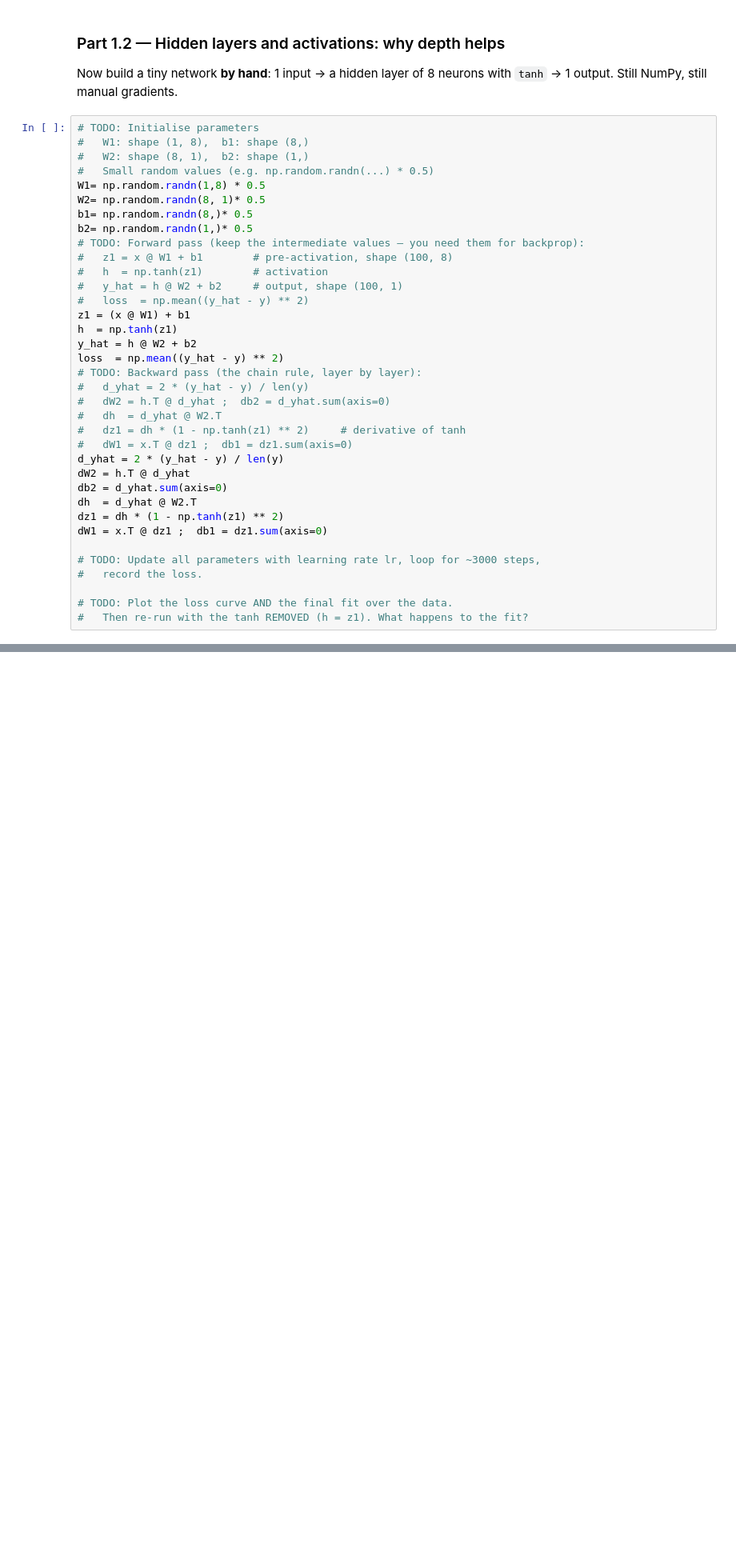
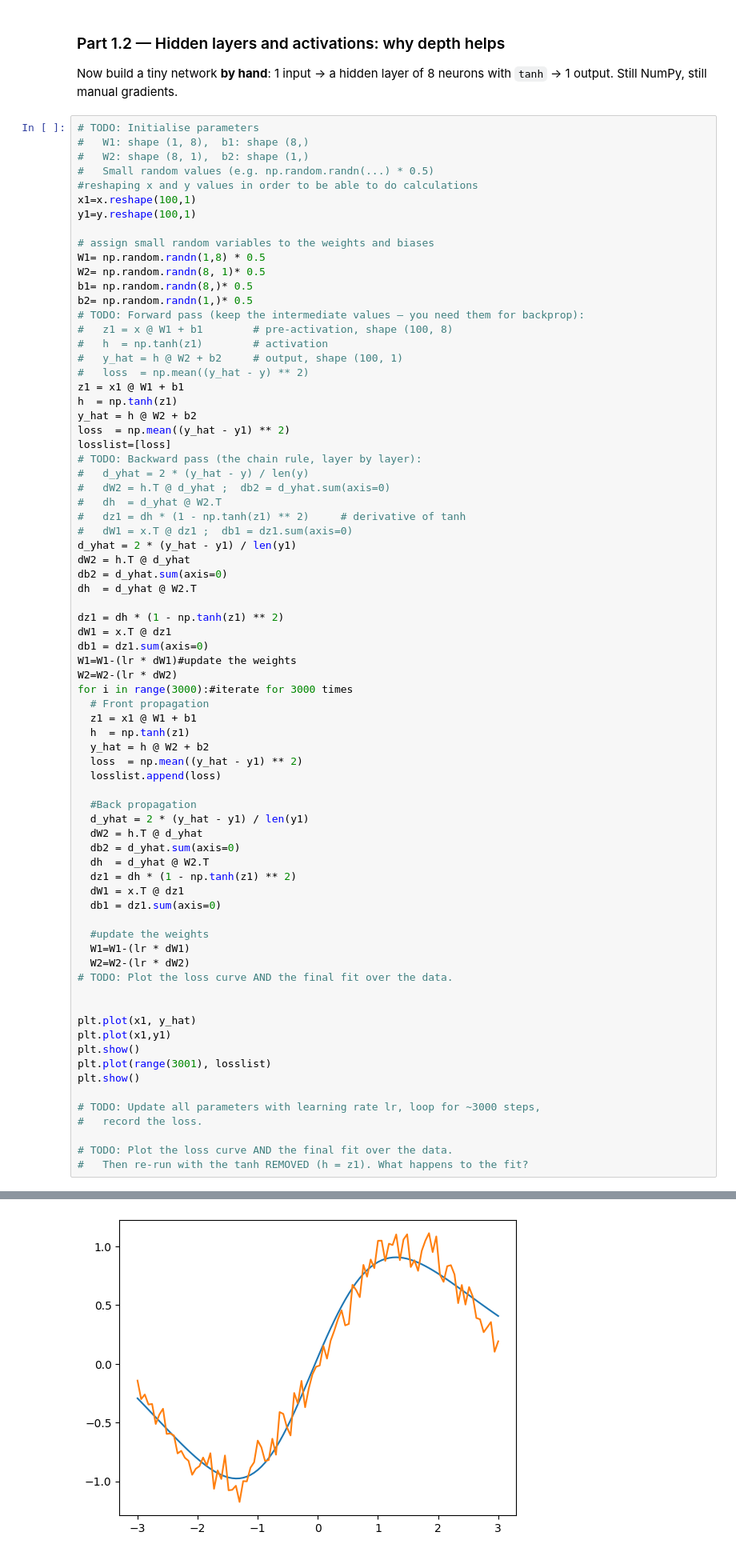
Before and after one commit to Ewurakua419/lab-3, a Jupyter notebook: Lab_3.ipynb, the cells around one changed output, grey strips where cells are left out. Shown at 80% size. Saved outputs shown, nothing was run; the diff lists cells and outputs as text; blank space fills up the shorter version.

```diff
--- a/Lab_3.ipynb
+++ b/Lab_3.ipynb
@@ -142,6 +164,11 @@ Now build a tiny network **by hand**: 1 input -> a hidden layer of 8 neurons wit
 #   W1: shape (1, 8),  b1: shape (8,)
 #   W2: shape (8, 1),  b2: shape (1,)
 #   Small random values (e.g. np.random.randn(...) * 0.5)
+#reshaping x and y values in order to be able to do calculations
+x1=x.reshape(100,1)
+y1=y.reshape(100,1)
+
+# assign small random variables to the weights and biases
 W1= np.random.randn(1,8) * 0.5
 W2= np.random.randn(8, 1)* 0.5
 b1= np.random.randn(8,)* 0.5
@@ -151,22 +178,55 @@ b2= np.random.randn(1,)* 0.5
 #   h  = np.tanh(z1)        # activation
 #   y_hat = h @ W2 + b2     # output, shape (100, 1)
 #   loss  = np.mean((y_hat - y) ** 2)
-z1 = (x @ W1) + b1
+z1 = x1 @ W1 + b1
 h  = np.tanh(z1)
 y_hat = h @ W2 + b2
-loss  = np.mean((y_hat - y) ** 2)
+loss  = np.mean((y_hat - y1) ** 2)
+losslist=[loss]
 # TODO: Backward pass (the chain rule, layer by layer):
 #   d_yhat = 2 * (y_hat - y) / len(y)
 #   dW2 = h.T @ d_yhat ;  db2 = d_yhat.sum(axis=0)
 #   dh  = d_yhat @ W2.T
 #   dz1 = dh * (1 - np.tanh(z1) ** 2)     # derivative of tanh
 #   dW1 = x.T @ dz1 ;  db1 = dz1.sum(axis=0)
-d_yhat = 2 * (y_hat - y) / len(y)
+d_yhat = 2 * (y_hat - y1) / len(y1)
 dW2 = h.T @ d_yhat
 db2 = d_yhat.sum(axis=0)
 dh  = d_yhat @ W2.T
+
 dz1 = dh * (1 - np.tanh(z1) ** 2)
-dW1 = x.T @ dz1 ;  db1 = dz1.sum(axis=0)
+dW1 = x.T @ dz1
+db1 = dz1.sum(axis=0)
+W1=W1-(lr * dW1)#update the weights
+W2=W2-(lr * dW2)
+for i in range(3000):#iterate for 3000 times
+  # Front propagation
+  z1 = x1 @ W1 + b1
+  h  = np.tanh(z1)
+  y_hat = h @ W2 + b2
+  loss  = np.mean((y_hat - y1) ** 2)
+  losslist.append(loss)
+
+  #Back propagation
+  d_yhat = 2 * (y_hat - y1) / len(y1)
+  dW2 = h.T @ d_yhat
+  db2 = d_yhat.sum(axis=0)
+  dh  = d_yhat @ W2.T
+  dz1 = dh * (1 - np.tanh(z1) ** 2)
+  dW1 = x.T @ dz1
+  db1 = dz1.sum(axis=0)
+
+  #update the weights
+  W1=W1-(lr * dW1)
+  W2=W2-(lr * dW2)
+# TODO: Plot the loss curve AND the final fit over the data.
+
+
+plt.plot(x1, y_hat)
+plt.plot(x1,y1)
+plt.show()
+plt.plot(range(3001), losslist)
+plt.show()
 
 # TODO: Update all parameters with learning rate lr, loop for ~3000 steps,
 #   record the loss.
@@ -177,0 +237 @@ ValueError: matmul: Input operand 1 has a mismatch in its core dimension 0, with
+[figure, added]
```
Also changed, not shown: parts of 5 cells of this notebook.
